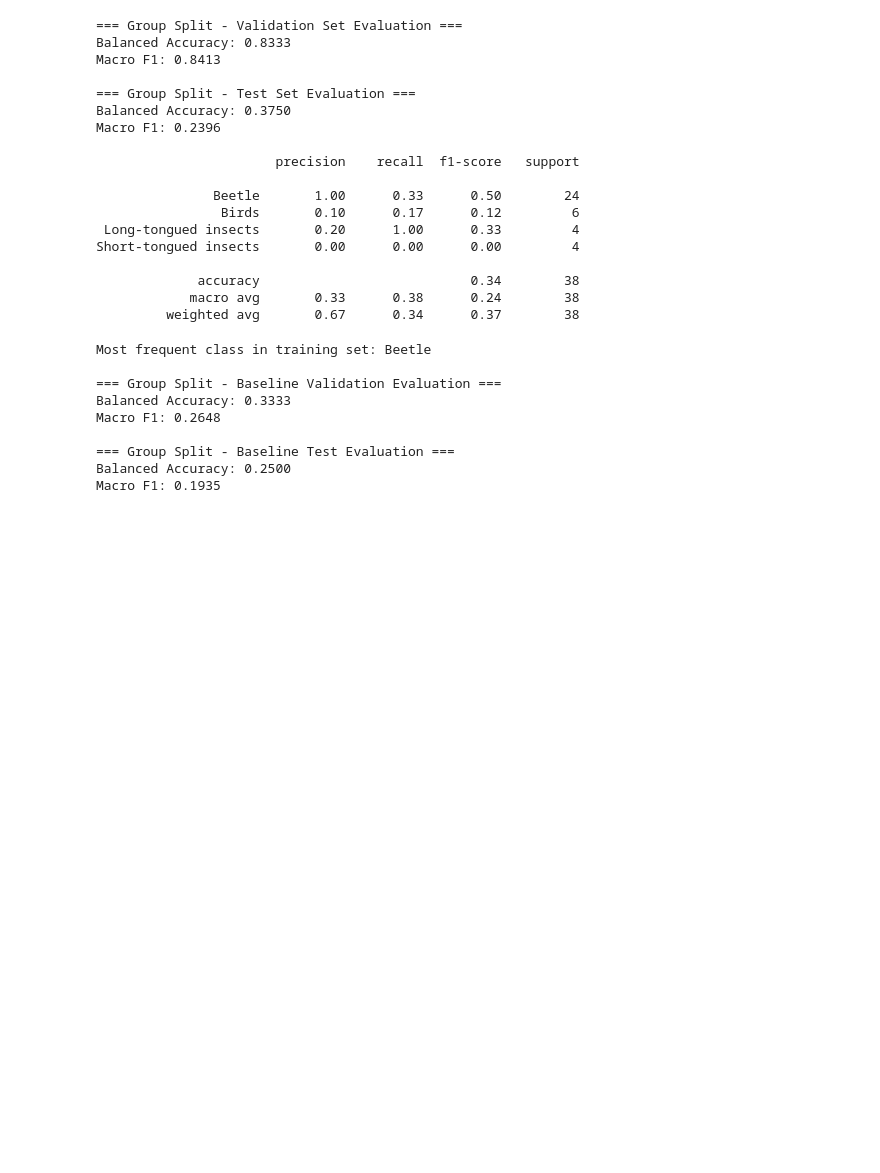
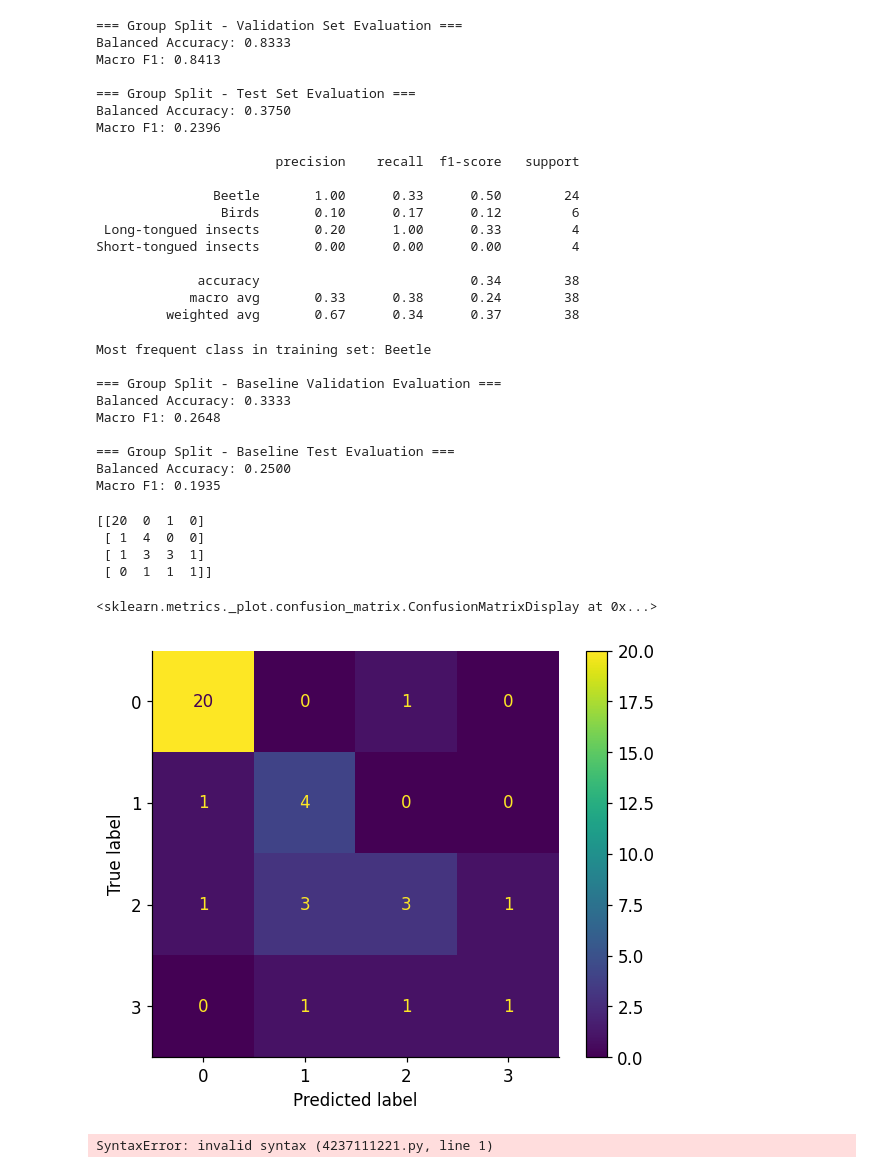
Before and after one commit to donaheye/beginning--bioinformatics, a Jupyter notebook: PollinatorPredictionsProject/PredictingPollinatorsByFloralMicrobes.ipynb, the cells around one changed output. Saved outputs shown, nothing was run; the diff lists cells and outputs as text; code cells hidden in the pictures; blank space fills up the shorter version.

```diff
--- a/PollinatorPredictionsProject/PredictingPollinatorsByFloralMicrobes.ipynb
+++ b/PollinatorPredictionsProject/PredictingPollinatorsByFloralMicrobes.ipynb
@@ -256,15 +252,12 @@ for col in dryad_cols:
 ... (4 outputs left out)
 # %%
 import pandas as pd
-
 from sklearn.preprocessing import MultiLabelBinarizer
 
-
-df = dryad_data.copy()
-
+# Load the dataset instead of referencing the undefined dryad_data variable
+df = pd.read_csv('Dryad datset_clean.csv')
 
 df.columns = df.columns.str.strip()
-
 
 isolate_columns = [
     "Isolate1",
@@ -273,22 +266,12 @@ isolate_columns = [
     "Isolate4"
 ]
 
-
 df["Isolates"] = df[isolate_columns].apply(
     lambda row: [
         str(isolate).strip() for isolate in row
         if pd.notna(isolate) and isolate != 0 and str(isolate).strip() != "0" and str(isolate).strip() != ""
     ],
     axis=1
-)
-
-
-mlb = MultiLabelBinarizer()
-
-encoded_isolates = pd.DataFrame(
-    mlb.fit_transform(df["Isolates"]),
-    columns=mlb.classes_,
-    index=df.index
 )
 
 mlb = MultiLabelBinarizer()
@@ -299,9 +282,7 @@ encoded_isolates = pd.DataFrame(
     index=df.index
 )
 
-
 X = encoded_isolates
-
 y = df["Floral visitor"]
 
 print(X)
@@ -528,8 +509,26 @@ Macro F1: 0.2648
 === Group Split - Baseline Test Evaluation ===
 Balanced Accuracy: 0.2500
 Macro F1: 0.1935
+# %%
+#making our confusion matrix :)
+from sklearn import metrics
+
+#building confusion matrix
+confusion_matrix = metrics.confusion_matrix(y_test, predictions)
+print(confusion_matrix)
+#making display
+confusion_matrix_display= metrics.ConfusionMatrixDisplay(confusion_matrix=confusion_matrix)
+#plotting confusion matrix
+confusion_matrix_display.plot()
+# %% [output]
+[[20  0  1  0]
+ [ 1  4  0  0]
+ [ 1  3  3  1]
+ [ 0  1  1  1]]
+<sklearn.metrics._plot.confusion_matrix.ConfusionMatrixDisplay at 0x...>
+[figure, added]
 # %%
-mport ipywidgets as widgets
+import ipywidgets as widgets
 
 # Fixed validation probabilities from the trained logistic regression
 # p2 was calculated in the preceding cell.
@@ -590,3 +589,5 @@ def explore_threshold(threshold):
 
     plt.tight_layout()
     plt.show()
+# %% [output]
+SyntaxError: invalid syntax (4237111221.py, line 1)
```
Also changed, not shown: parts of 5 cells of this notebook.
